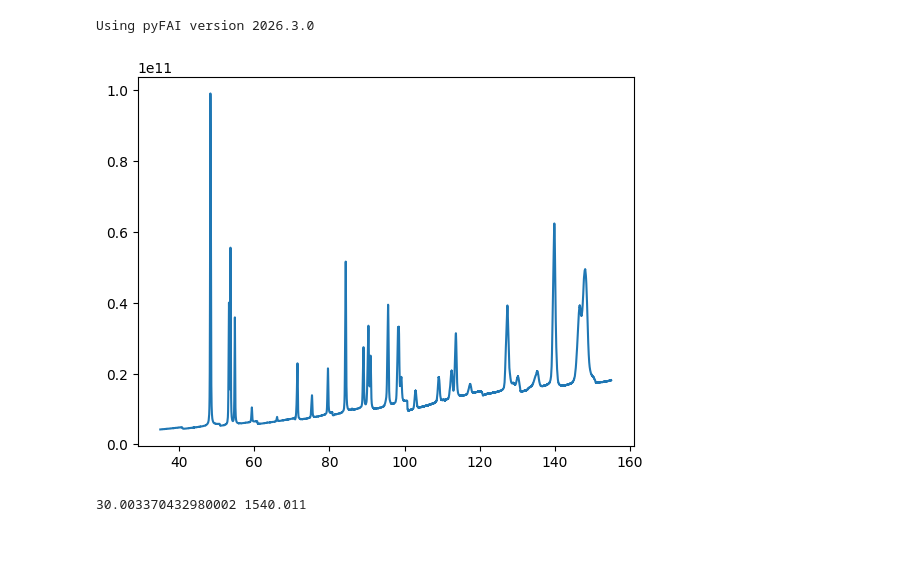
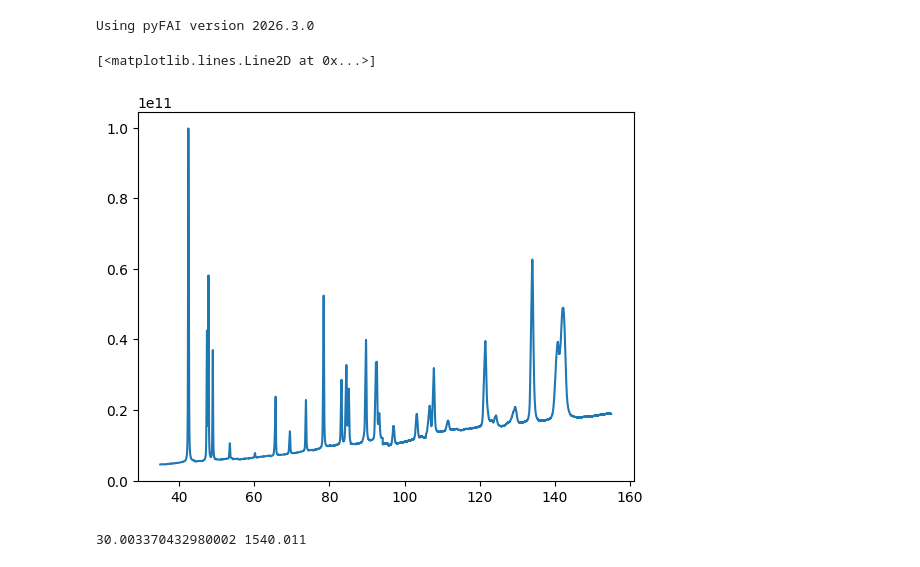
Before and after one commit to DiamondLightSource/mmg_toolbox, a Jupyter notebook: examples/powder_reduction_demo.ipynb, the cells around one changed output. Saved outputs shown, nothing was run; the diff lists cells and outputs as text; code cells hidden in the pictures.

```diff
--- a/examples/powder_reduction_demo.ipynb
+++ b/examples/powder_reduction_demo.ipynb
@@ -24,12 +24,12 @@ powder_data = PowderDataReduction(calibration_file)
 powder_data.load_data(data_folder=data_dir)
 # %%
 mask = np.zeros((2048, 2048))
-mask[:140, :] = 1    # Top edge
-mask[-140:, :] = 1   # Bottom edge
+mask[:10, :] = 1    # Top edge
+mask[-10:, :] = 1   # Bottom edge
 mask[:, :10] = 1    # Left edge
 mask[:, -10:] = 1   # Right edge
-k = powder_data.reduces_images_to_1d(mask = mask)
+k = powder_data.reduces_images_to_1d(tth_off =0.035 ,mask = mask)
 plt.plot(k[0],k[1])
-powder_data.write_output("../data/")
 # %% [output]
+[<matplotlib.lines.Line2D at 0x...>]
-[figure, old version]
+[figure, new version]
```
Also changed, not shown: parts of 1 cell of this notebook, 2 other files.
